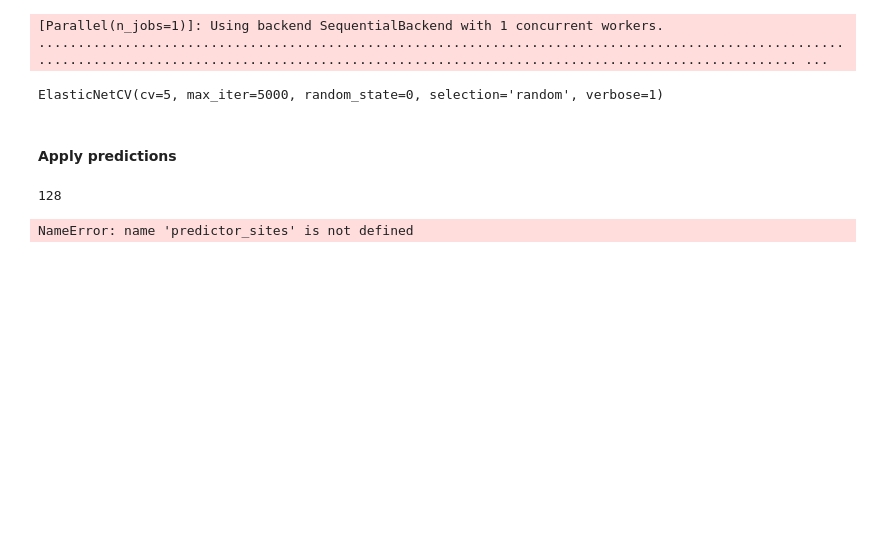
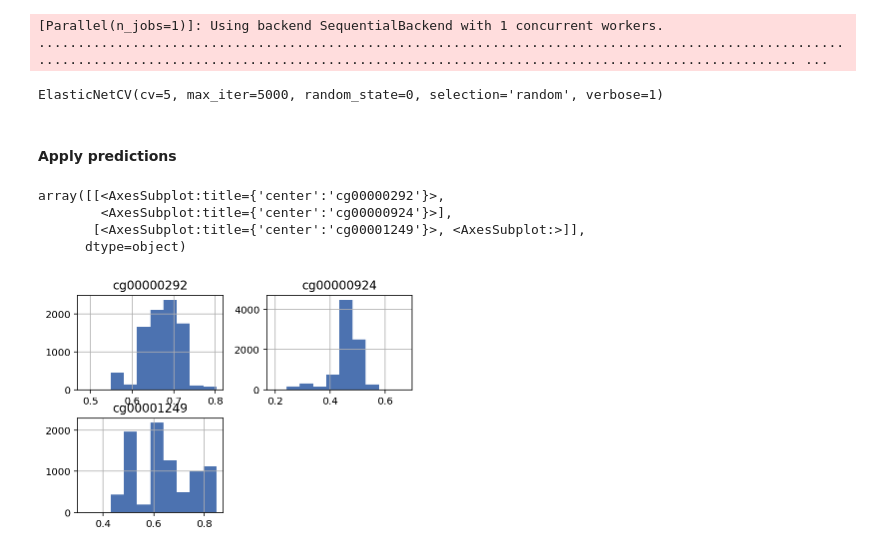
Before and after one commit to zanekoch/methylation_and_mutation, a Jupyter notebook: mut_clock_dev.ipynb, the cells around one changed output. Drawn from its saved outputs; the diff is of its cells as text; code cells hidden in the pictures; blank space fills up the shorter version.

Commit message:
apply trained models to predict all sample's methylations

```diff
--- a/mut_clock_dev.ipynb
+++ b/mut_clock_dev.ipynb
@@ -251,7 +267,14 @@ cpg_df = mut_clock.train_one_predictor(cpg_id = 'cg00000363', predictor_sites =
 # %% [markdown]
 #### Apply predictions
 # %%
-mut_clock.predict_cpg(cpg_id = 'cg00000363', test_samples = all_methyl_age_df_t.index[-1000:], model_fn = os.path.join("/cellar/users/zkoch/methylation_and_mutation/output_dirs/output_010423", "cg00000363.pkl"))
+df =  mut_clock.predict_cpg(cpg_id = 'cg00002406', test_samples = all_methyl_age_df_t.index.to_list(), model_fn = "/cellar/users/zkoch/methylation_and_mutation/output_dirs/output_010423/cg00002406.pkl")
-# %% [output]
-128
-NameError: name 'predictor_sites' is not defined
+# %%
+all_pred_methyl_df = mut_clock.predict_all_cpgs(cpg_ids = ["cg00000292", "cg00000924", "cg00001249"], test_samples=all_methyl_age_df_t.index.to_list(), model_dir = "/cellar/users/zkoch/methylation_and_mutation/output_dirs/output_010423")
+# %%
+all_pred_methyl_df.hist()
+# %% [output]
+array([[<AxesSubplot:title={'center':'cg00000292'}>,
+        <AxesSubplot:title={'center':'cg00000924'}>],
+       [<AxesSubplot:title={'center':'cg00001249'}>, <AxesSubplot:>]],
+      dtype=object)
+[figure, added]
```
Also changed, not shown: parts of 1 cell of this notebook, 4 other files.
